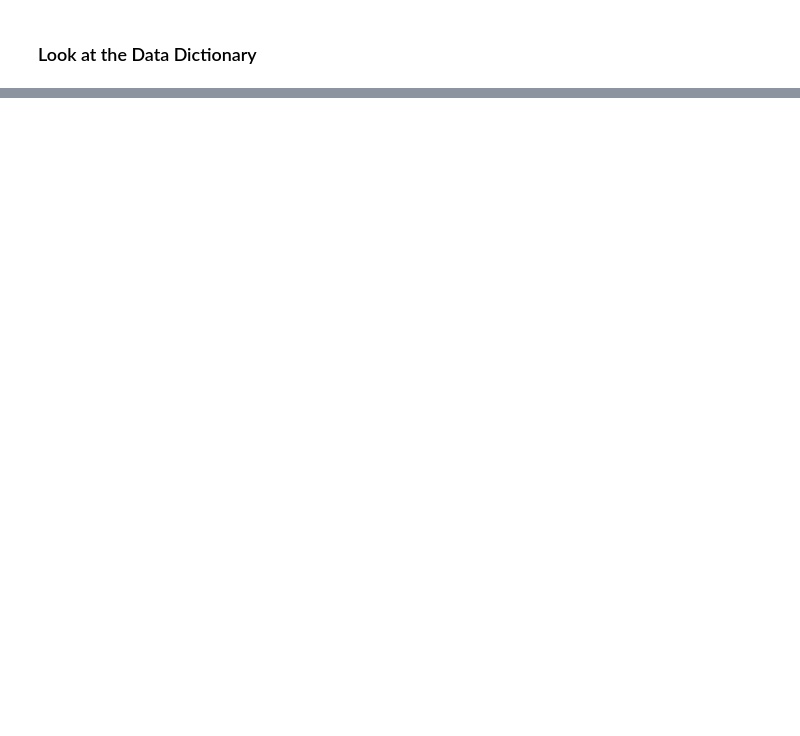
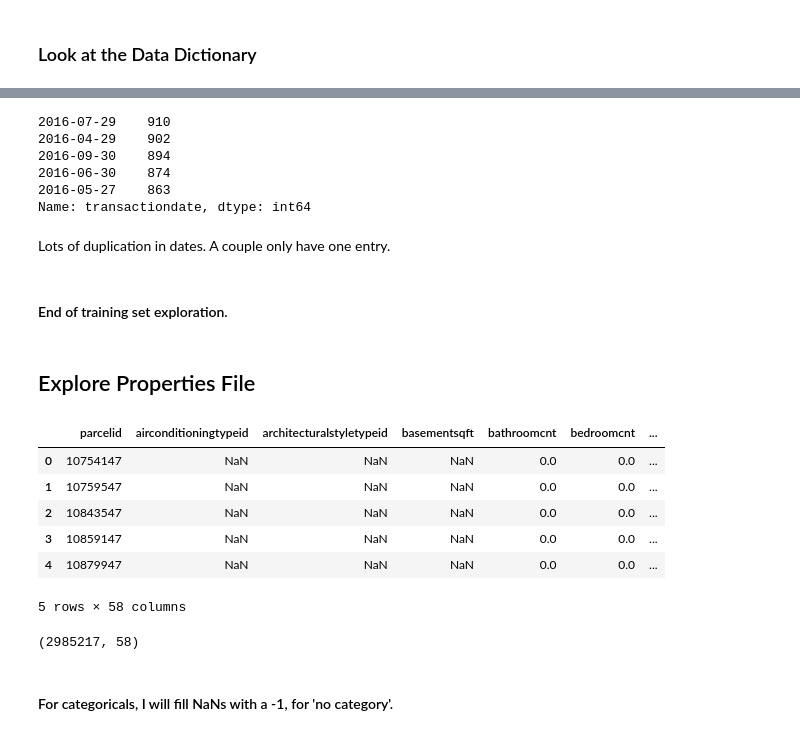
Before and after one commit to scollins83/kaggle_zillow_zestimate, a Jupyter notebook: ZC_EDA.ipynb, the cells around one changed output, grey strips where cells are left out. Cells and saved outputs as stored; diff of their text form; code cells hidden in the pictures; blank space fills up the shorter version.

```diff
--- a/ZC_EDA.ipynb
+++ b/ZC_EDA.ipynb
@@ -65,0 +137,33 @@ for i in range(dd.shape[0]):
+# %%
+train.transactiondate.value_counts().head()
+# %% [output]
+2016-07-29    910
+2016-04-29    902
+2016-09-30    894
+2016-06-30    874
+2016-05-27    863
+Name: transactiondate, dtype: int64
+# %% [markdown]
+Lots of duplication in dates. A couple only have one entry.
+# %% [markdown]
+#### End of training set exploration.
+# %% [markdown]
+## Explore Properties File
+# %%
+properties = pd.read_csv('data/properties_2016.csv', low_memory=False)
+# %%
+properties.head()
+# %% [output]
+|  | parcelid | airconditioningtypeid | architecturalstyletypeid | basementsqft | bathroomcnt | bedroomcnt | ... |
+| 0 | 10754147 | NaN | NaN | NaN | 0.0 | 0.0 | ... |
+| 1 | 10759547 | NaN | NaN | NaN | 0.0 | 0.0 | ... |
+| 2 | 10843547 | NaN | NaN | NaN | 0.0 | 0.0 | ... |
+| 3 | 10859147 | NaN | NaN | NaN | 0.0 | 0.0 | ... |
+| 4 | 10879947 | NaN | NaN | NaN | 0.0 | 0.0 | ... |
+5 rows × 58 columns
+# %%
+properties.shape
+# %% [output]
+(2985217, 58)
+# %% [markdown]
+#### For categoricals, I will fill NaNs with a -1, for 'no category'.
```
Also changed, not shown: parts of 26 cells of this notebook.
